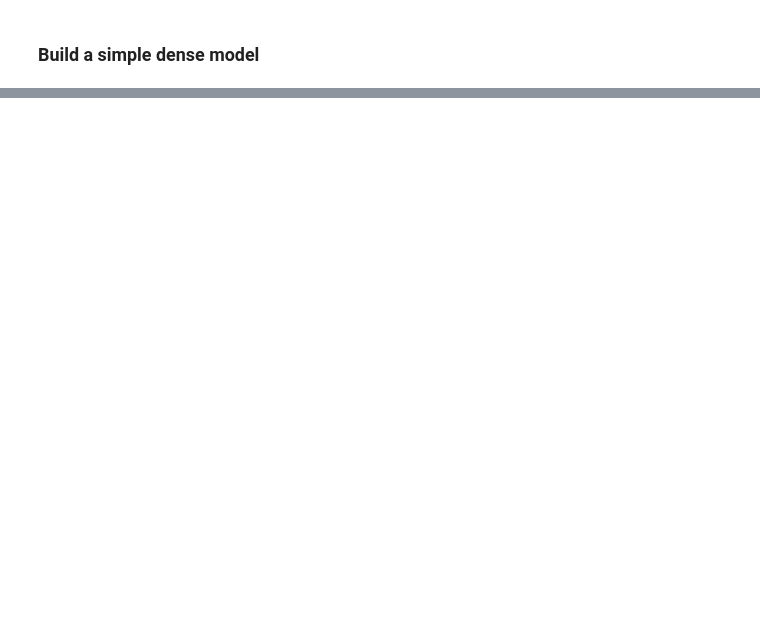
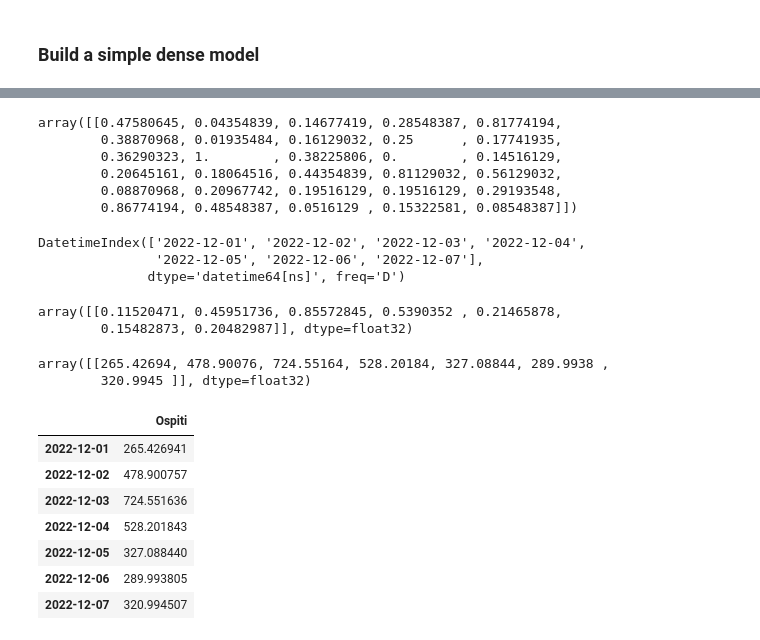
Before and after one commit to Ishikawa7/Forecasting-and-Google-Trends-API, a Jupyter notebook: my_dense_model.ipynb, the cells around one changed output, grey strips where cells are left out. Saved outputs shown, nothing was run; the diff lists cells and outputs as text; code cells hidden in the pictures; blank space fills up the shorter version.

Commit message:
finished test on dense nn

```diff
--- a/my_dense_model.ipynb
+++ b/my_dense_model.ipynb
@@ -164,0 +198,3 @@ ValueError: in user code:
+# %%
+y_test = y.iloc[-30:]
+y_test
@@ -164,0 +219,45 @@ ValueError: in user code:
+# %%
+y_test_scaled = scaler.fit_transform(y_test["Ospiti"].values.reshape(-1,1))
+y_test_scaled = np.reshape(y_test_scaled, (1, len(y_test_scaled)))
+y_test_scaled
+# %% [output]
+array([[0.47580645, 0.04354839, 0.14677419, 0.28548387, 0.81774194,
+        0.38870968, 0.01935484, 0.16129032, 0.25      , 0.17741935,
+        0.36290323, 1.        , 0.38225806, 0.        , 0.14516129,
+        0.20645161, 0.18064516, 0.44354839, 0.81129032, 0.56129032,
+        0.08870968, 0.20967742, 0.19516129, 0.19516129, 0.29193548,
+        0.86774194, 0.48548387, 0.0516129 , 0.15322581, 0.08548387]])
+# %%
+# dates to be predicted
+dates = pd.date_range(start=y["Data"].iloc[-1],periods=8)[1:]
+dates
+# %% [output]
+DatetimeIndex(['2022-12-01', '2022-12-02', '2022-12-03', '2022-12-04',
+               '2022-12-05', '2022-12-06', '2022-12-07'],
+              dtype='datetime64[ns]', freq='D')
+# %%
+# predict the next 7 days
+pred = model.predict(y_test_scaled)
+pred
+# %% [output]
+array([[0.11520471, 0.45951736, 0.85572845, 0.5390352 , 0.21465878,
+        0.15482873, 0.20482987]], dtype=float32)
+# %%
+pred_unscaled = scaler.inverse_transform(pred)
+pred_unscaled
+# %% [output]
+array([[265.42694, 478.90076, 724.55164, 528.20184, 327.08844, 289.9938 ,
+        320.9945 ]], dtype=float32)
+# %%
+# construct results dataframe
+results = pd.DataFrame(pred_unscaled[0], columns=["Ospiti"], index=dates)
+results
+# %% [output]
+|  | Ospiti |
+| 2022-12-01 | 265.426941 |
+| 2022-12-02 | 478.900757 |
+| 2022-12-03 | 724.551636 |
+| 2022-12-04 | 528.201843 |
+| 2022-12-05 | 327.088440 |
+| 2022-12-06 | 289.993805 |
+| 2022-12-07 | 320.994507 |
```
Also changed, not shown: parts of 11 cells of this notebook.
